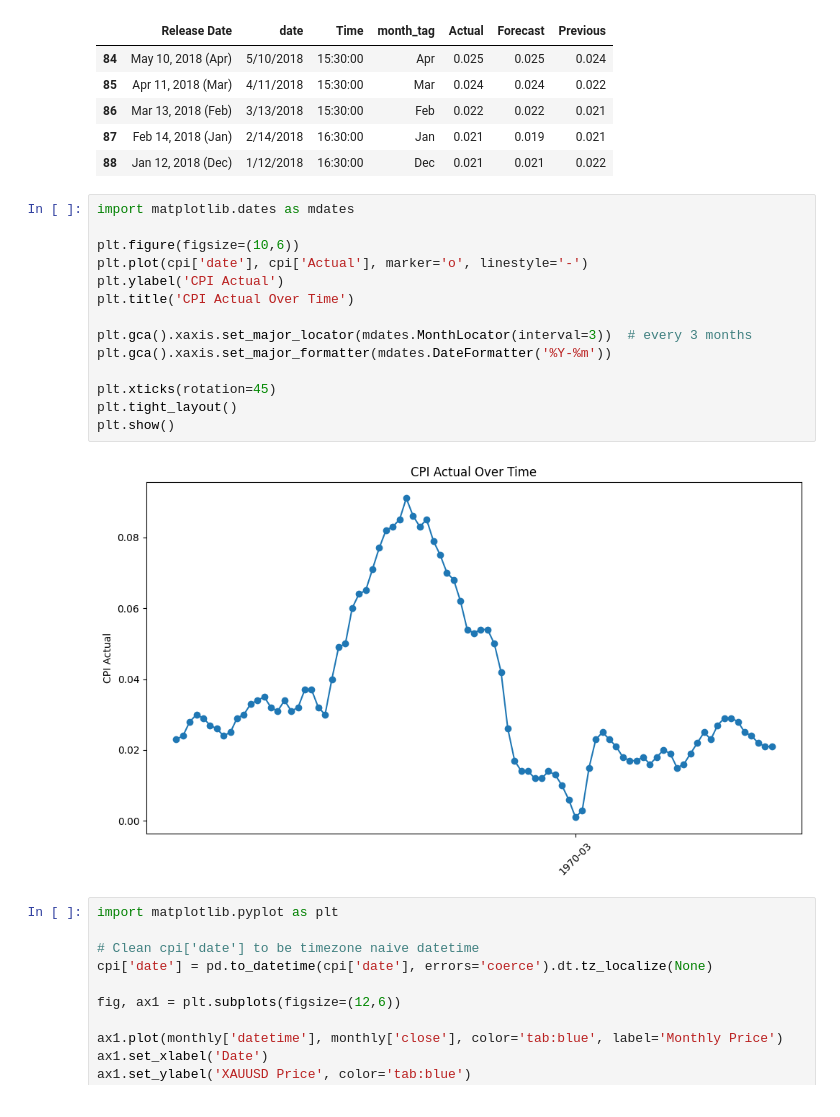
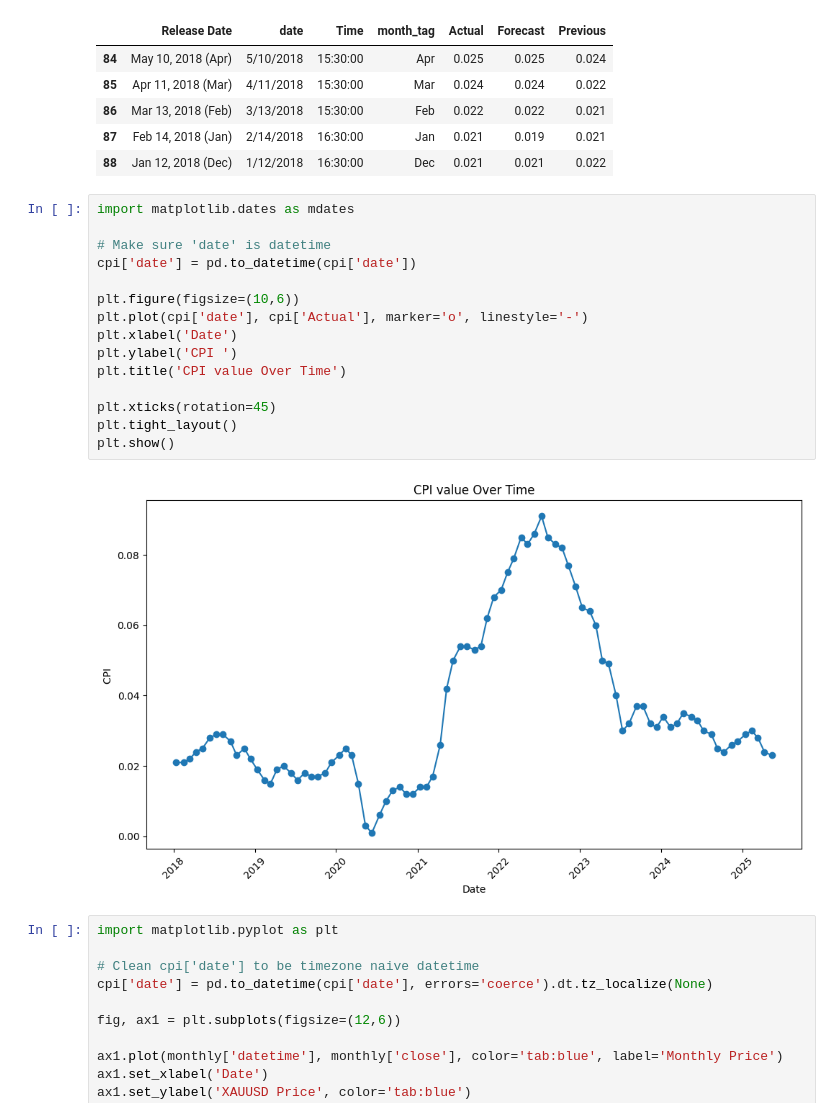
Before and after one commit to cepdnaclk/e19-4yp-Multi-Modal-Data-Fusion-for-Trading-Market-Price-Forecasting, a Jupyter notebook: code/Market trend/marketTrend.ipynb, the cells around one changed output. Saved outputs shown, nothing was run; the diff lists cells and outputs as text.

```diff
--- a/code/Market trend/marketTrend.ipynb
+++ b/code/Market trend/marketTrend.ipynb
@@ -168,19 +168,20 @@ cpi.tail()
 # %%
 import matplotlib.dates as mdates
 
+# Make sure 'date' is datetime
+cpi['date'] = pd.to_datetime(cpi['date'])
+
 plt.figure(figsize=(10,6))
 plt.plot(cpi['date'], cpi['Actual'], marker='o', linestyle='-')
-plt.ylabel('CPI Actual')
-plt.title('CPI Actual Over Time')
-
-plt.gca().xaxis.set_major_locator(mdates.MonthLocator(interval=3))  # every 3 months
-plt.gca().xaxis.set_major_formatter(mdates.DateFormatter('%Y-%m'))
+plt.xlabel('Date')
+plt.ylabel('CPI ')
+plt.title('CPI value Over Time')
 
 plt.xticks(rotation=45)
 plt.tight_layout()
 plt.show()
 # %% [output]
-[figure, old version]
+[figure, new version]
 # %%
 import matplotlib.pyplot as plt
 
```
Also changed, not shown: parts of 2 cells of this notebook, 9 other files.
